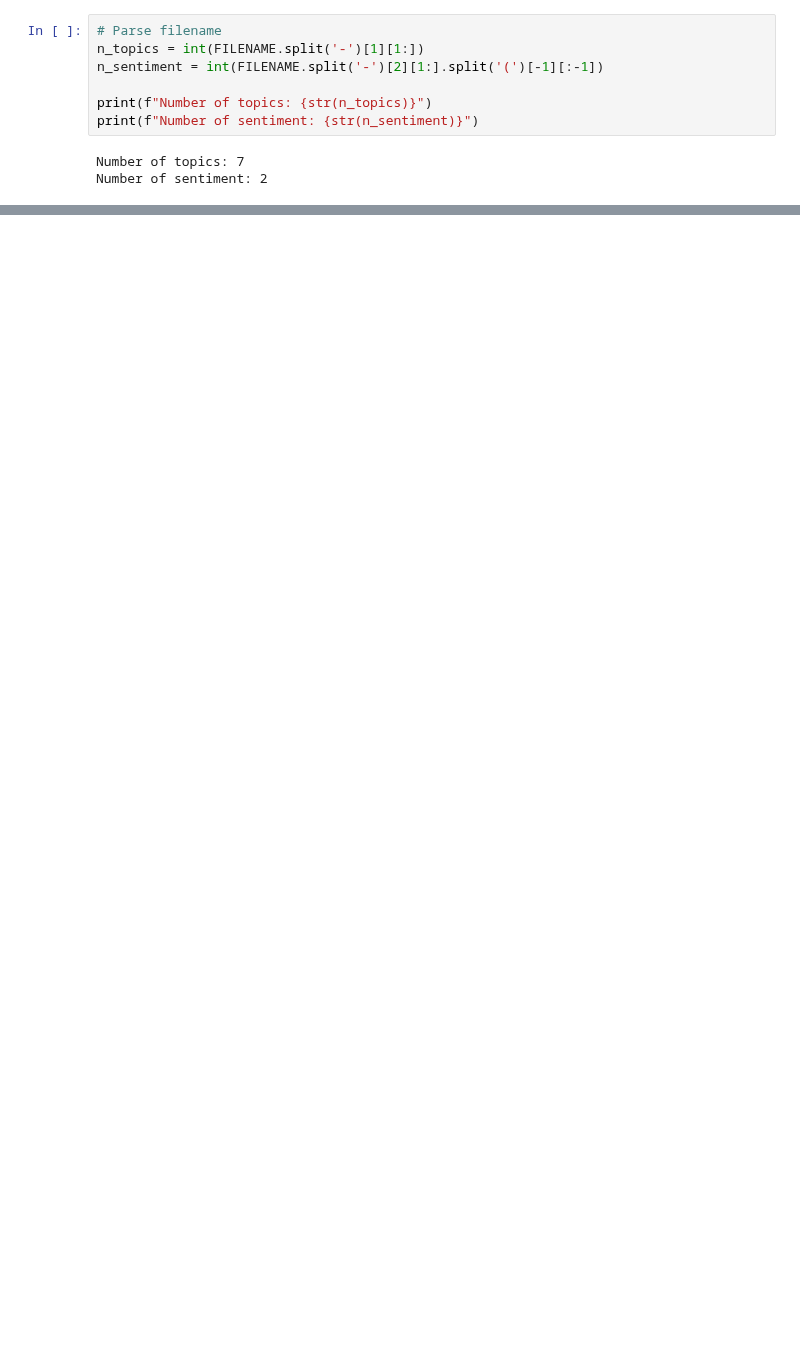
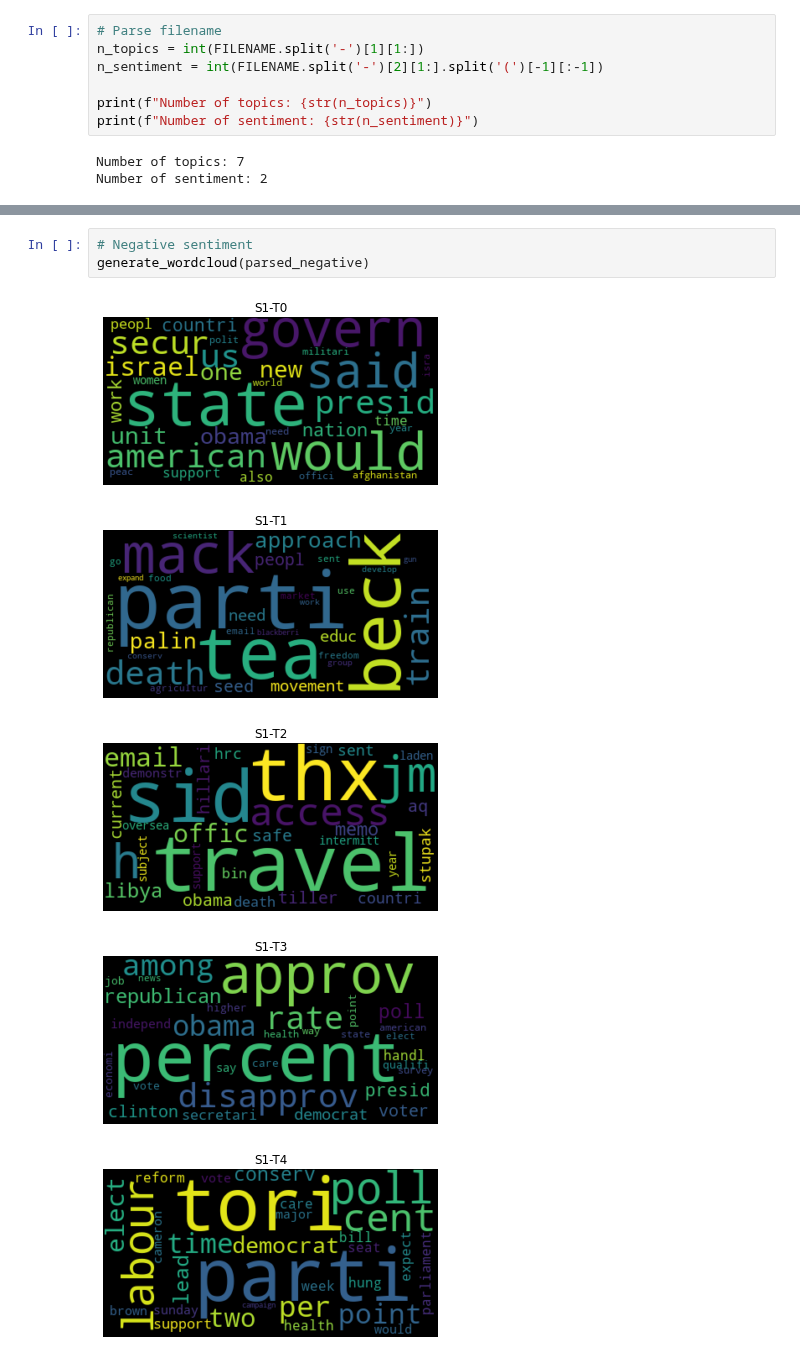
Before and after one commit to gianlucagiudice/hillary-clinton-leaked-emails, a Jupyter notebook: topic_modeling_analysis.ipynb, the cells around one changed output, grey strips where cells are left out. Saved outputs shown, nothing was run; the diff lists cells and outputs as text; blank space fills up the shorter version.

```diff
--- a/topic_modeling_analysis.ipynb
+++ b/topic_modeling_analysis.ipynb
@@ -49,0 +79,9 @@ parsed_negative = extract_info(neg_sentiment)
+# %%
+# Negative sentiment
+generate_wordcloud(parsed_negative)
+# %% [output]
+[figure, added]
+[figure, added]
+[figure, added]
+[figure, added]
+[figure, added]
```
Also changed, not shown: parts of 6 cells of this notebook, 7 other files.
